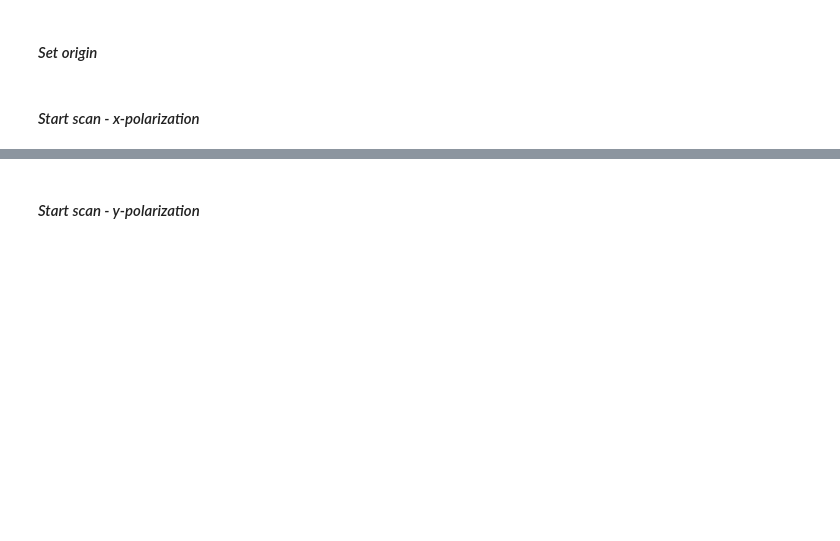
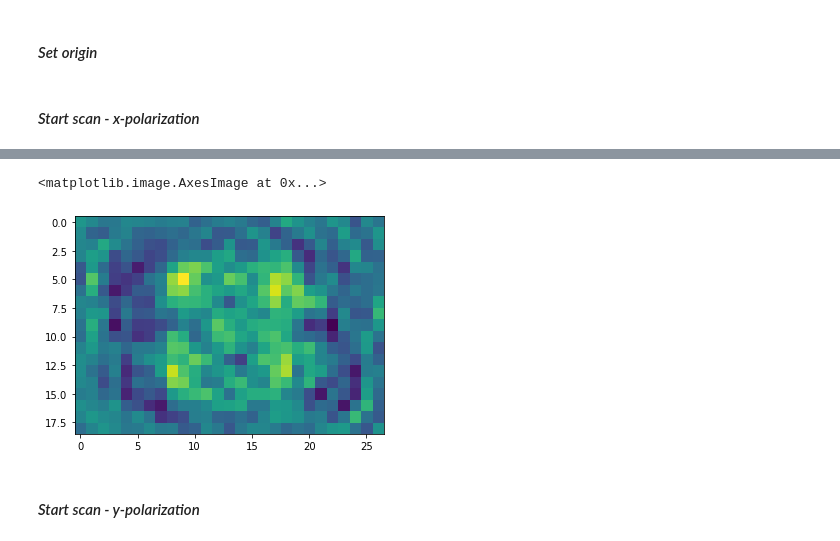
Before and after one commit to aaronvd/Acquisition-Code, a Jupyter notebook: Measurement Code/Python/NFS_Script_Quickturn.ipynb, the cells around one changed output, grey strips where cells are left out. Cells and saved outputs as stored; diff of their text form; code cells hidden in the pictures; blank space fills up the shorter version.

```diff
--- a/Measurement Code/Python/NFS_Script_Quickturn.ipynb
+++ b/Measurement Code/Python/NFS_Script_Quickturn.ipynb
@@ -197,3 +253,8 @@ Est. time remaining: 0.6762534942891862 hours
+# %%
+plt.imshow(np.real(measurements_x[:,:,f_indx,6]))
+# %% [output]
+<matplotlib.image.AxesImage at 0x...>
+[figure, added]
 # %% [markdown]
 #### *Start scan - y-polarization*
 # %%
```
Also changed, not shown: parts of 14 cells of this notebook, 2 other files.
